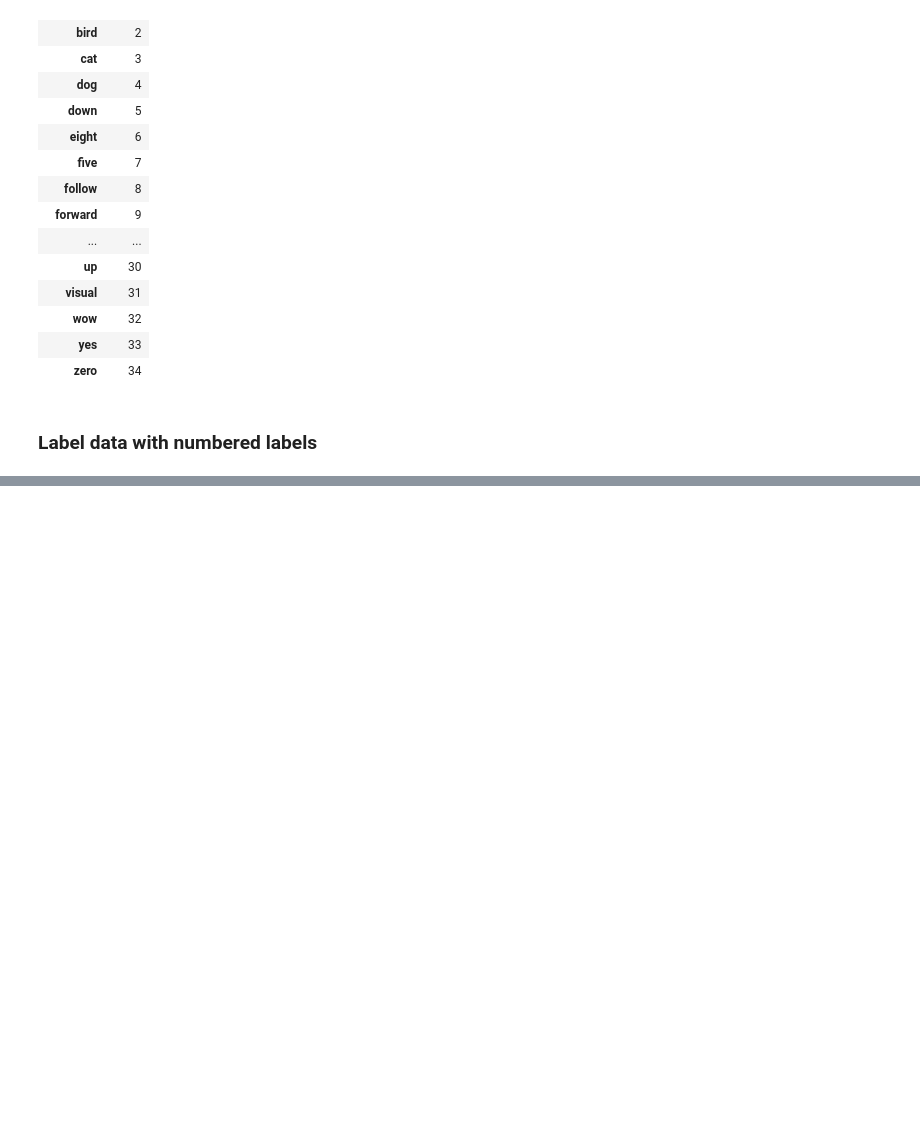
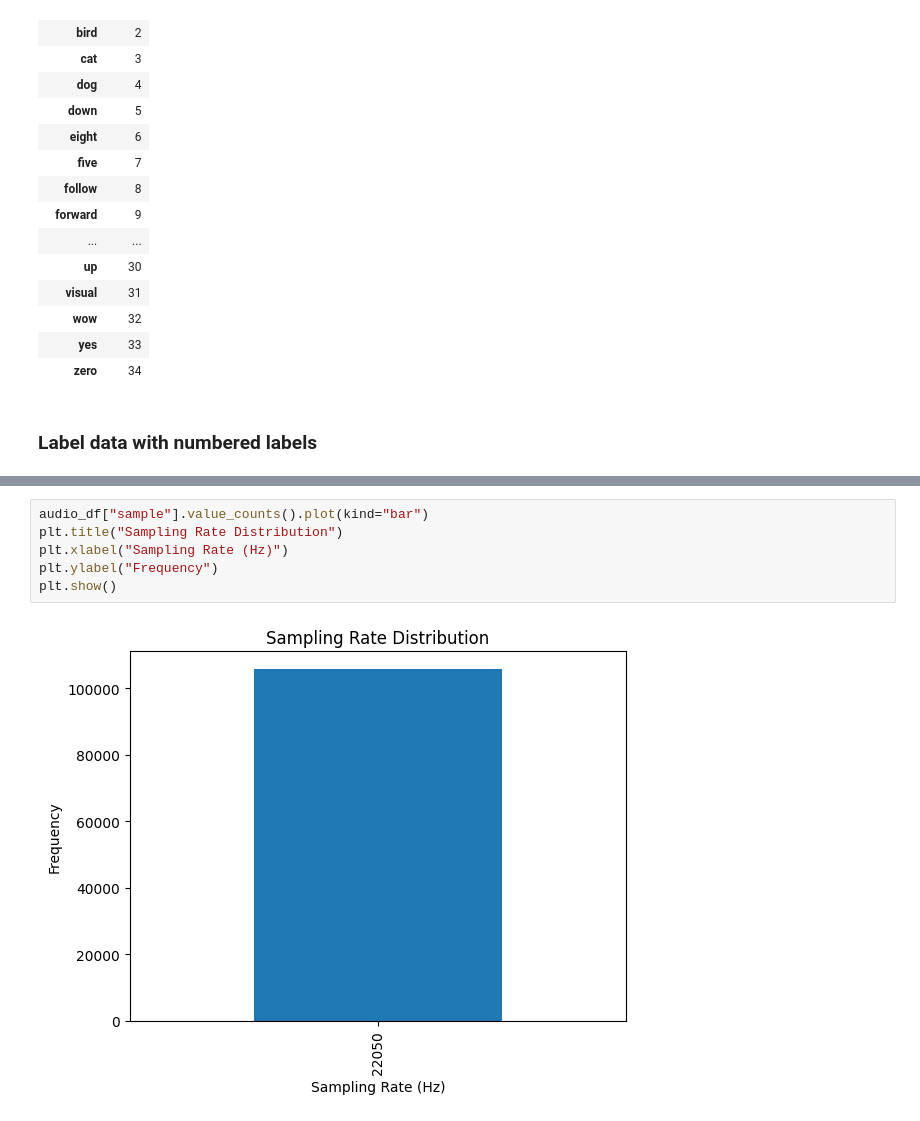
Before and after one commit to twitte01/288R_Capstone, a Jupyter notebook: capstone.ipynb, the cells around one changed output, grey strips where cells are left out. Saved outputs shown, nothing was run; the diff lists cells and outputs as text; blank space fills up the shorter version.

```diff
--- a/capstone.ipynb
+++ b/capstone.ipynb
@@ -326,0 +431,8 @@ df
+# %%
+audio_df["sample"].value_counts().plot(kind="bar")
+plt.title("Sampling Rate Distribution")
+plt.xlabel("Sampling Rate (Hz)")
+plt.ylabel("Frequency")
+plt.show()
+# %% [output]
+[figure, added]
```
Also changed, not shown: parts of 105 cells of this notebook.
